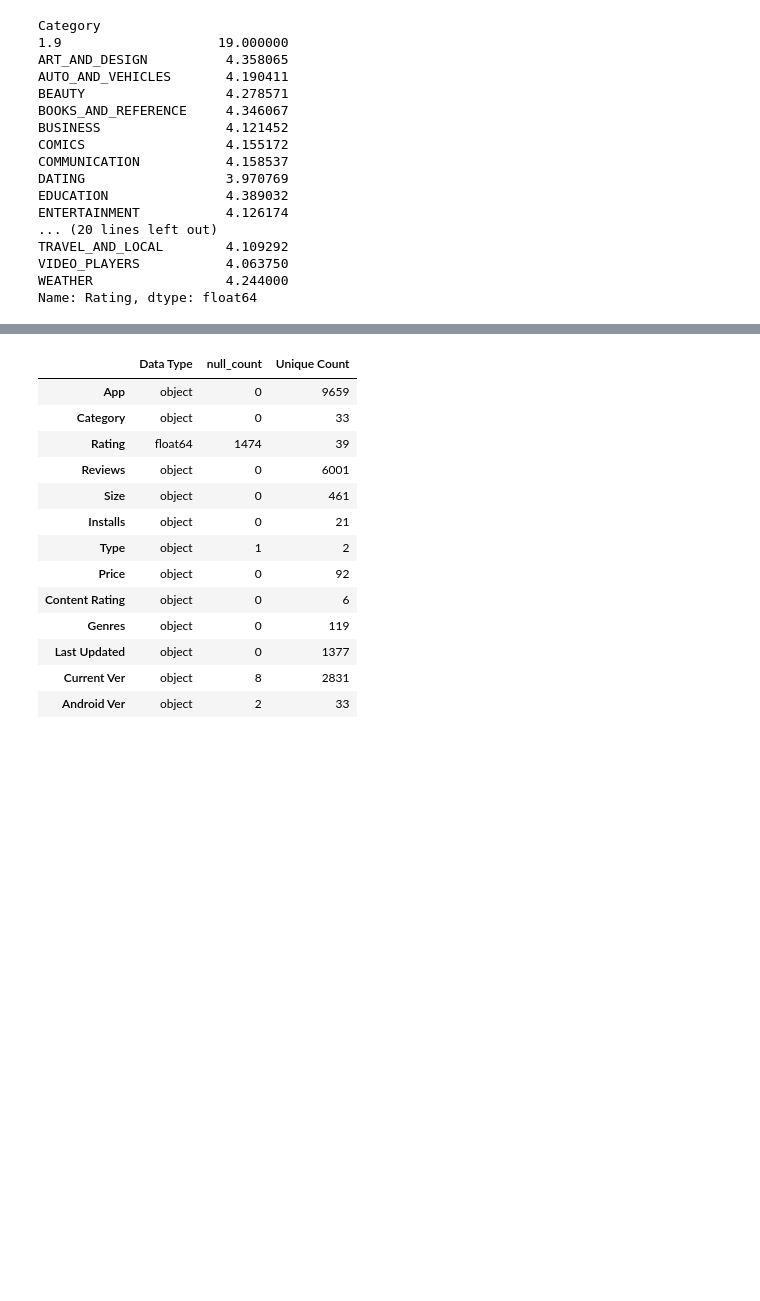
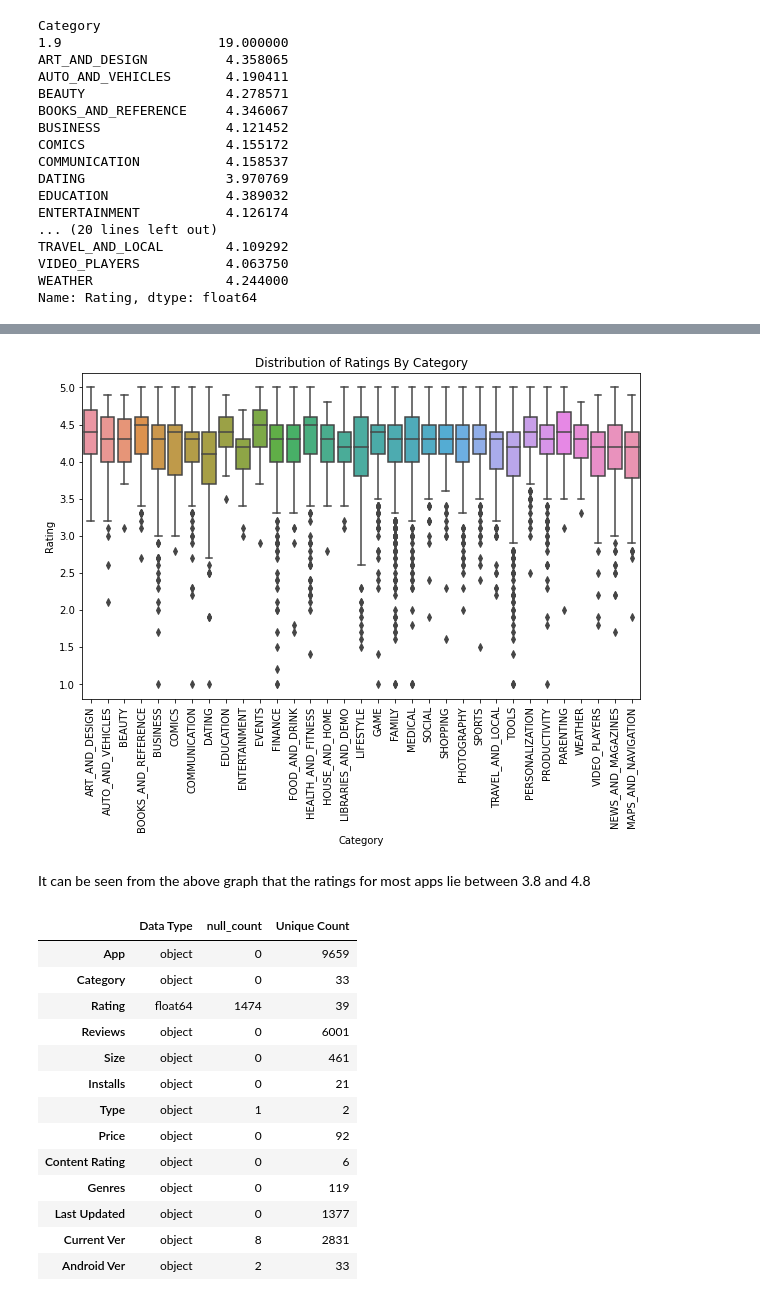
Before and after one commit to MohammedSaudh/Play-Store-App-Review-Analysis, a Jupyter notebook: Play_Store_App_Review_Analysis_Capstone_Project.ipynb, the cells around one changed output, grey strips where cells are left out. Saved outputs shown, nothing was run; the diff lists cells and outputs as text; code cells hidden in the pictures; blank space fills up the shorter version.

```diff
--- a/Play_Store_App_Review_Analysis_Capstone_Project.ipynb
+++ b/Play_Store_App_Review_Analysis_Capstone_Project.ipynb
@@ -115,4 +117,0 @@ play_store_data.drop(play_store_data.index[10472],inplace=True)
-# %%
-plt.rcParams['figure.figsize'] = (10, 6)
-play_store_data.groupby('Category')['Rating'].mean().plot(kind='bar');
-plt.title('Average Ratings By Category');
@@ -121 +127,13 @@ plt.title('Average Ratings By Category');
+# %%
+#After dropping the erroneous value we will now plot the distribution of ratings for the categories.
+plt.figure(figsize = (10, 6))
+sns.boxplot('Category', 'Rating', data=play_store_data)
+plt.ylabel('Rating')
+plt.xlabel('Category')
+plt.xticks(rotation=90)
+plt.title('Distribution of Ratings By Category');
+# %% [output]
+[figure, added]
+# %% [markdown]
+It can be seen from the above graph that the ratings for most apps lie between 3.8 and 4.8
 # %%
```
Also changed, not shown: parts of 76 cells of this notebook.
